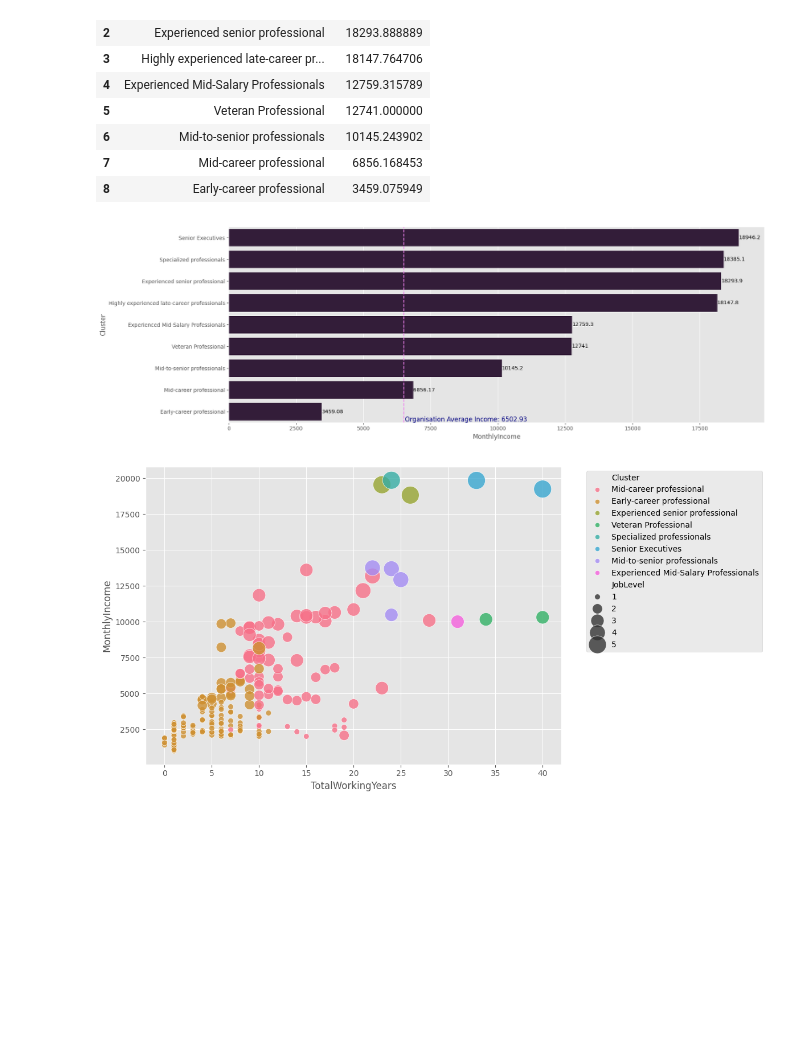
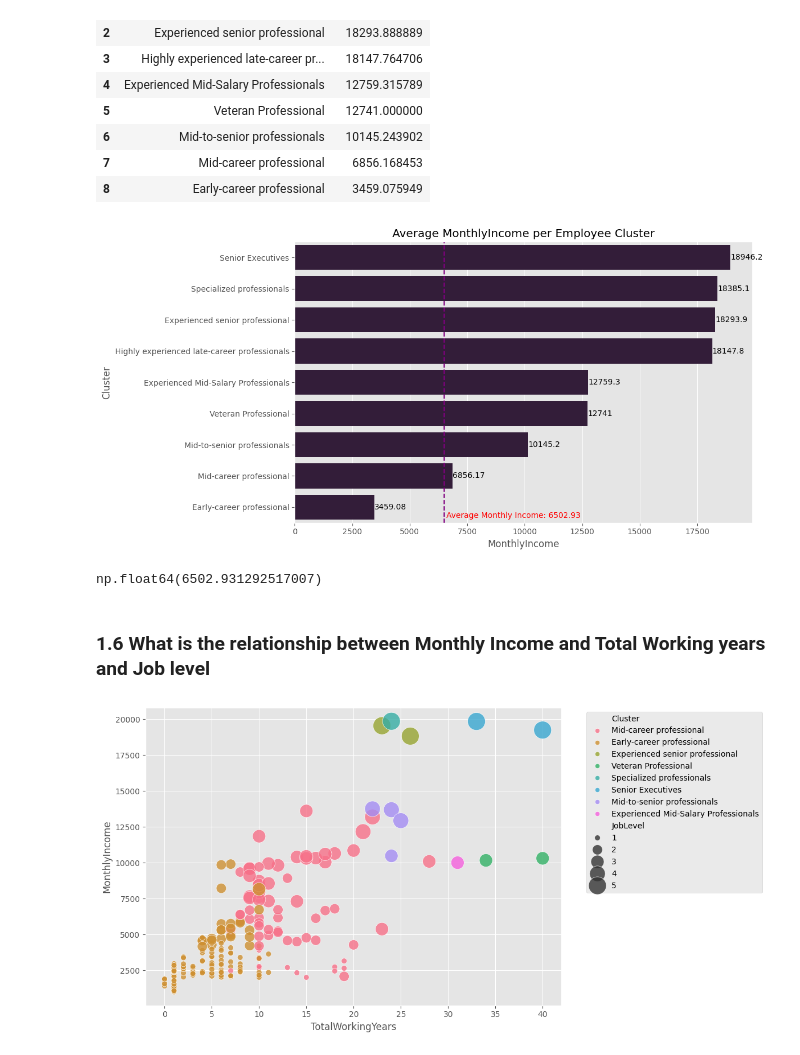
Before and after one commit to Just-Aymz/HR-Employee-Attrition-Prediction, a Jupyter notebook: Attrition_Report.ipynb, the cells around one changed output. Cells and saved outputs as stored; diff of their text form; code cells hidden in the pictures; blank space fills up the shorter version.

```diff
--- a/Attrition_Report.ipynb
+++ b/Attrition_Report.ipynb
@@ -1318,28 +1573,31 @@ cluster_income_pivot
 | 7 | Mid-career professional | 6856.168453 |
 | 8 | Early-career professional | 3459.075949 |
 # %%
-plt.figure(figsize=(18, 6))
+plt.figure(figsize=(12, 6))
 
 ax = sns.barplot(cluster_income_pivot, y='Cluster', x='MonthlyIncome', errorbar=None)
 
-# Add values on top of the bars
+# Add values next to the bars
 ax.bar_label(ax.containers[0])
 
-# Add the horizontal line at the average Monthly Income of all the individuals who have left the organisation
-ax.axvline(x=analysis_df['MonthlyIncome'].mean(), color='violet', linestyle='--')
+# Add a vertical line at a specific x-coordinate, e.g., at MonthlyIncome = 5000
+plt.axvline(x=analysis_df['MonthlyIncome'].mean(), color='purple', linestyle='--', linewidth=1.5, label='Target Income')
 
-# Add a label for the horizontal line
-ax.text(
-    y=8.45,
-    x=analysis_df['MonthlyIncome'].mean() + 50,
-    s=f'Organisation Average Income: {analysis_df['MonthlyIncome'].mean():.2f}',
-    color='navy',
-    fontsize=12
-)
+# Label the line
+plt.text(analysis_df['MonthlyIncome'].mean() + 100, ax.get_ylim()[0] - 0.1, f'Average Monthly Income: {round(analysis_df['MonthlyIncome'].mean(), 2)}', color='red',
+         ha='left', va='bottom', rotation=0)
+
+plt.title('Average MonthlyIncome per Employee Cluster')
 plt.tight_layout()
 plt.show()
 # %% [output]
-[figure, old version]
+[figure, new version]
+# %%
+analysis_df['MonthlyIncome'].mean()
+# %% [output]
+np.float64(6502.931292517007)
+# %% [markdown]
+### 1.6 **What is the relationship between Monthly Income and Total Working years and Job level**
 # %%
 plt.figure(figsize=(12, 6))
 
```
Also changed, not shown: parts of 38 cells of this notebook.
